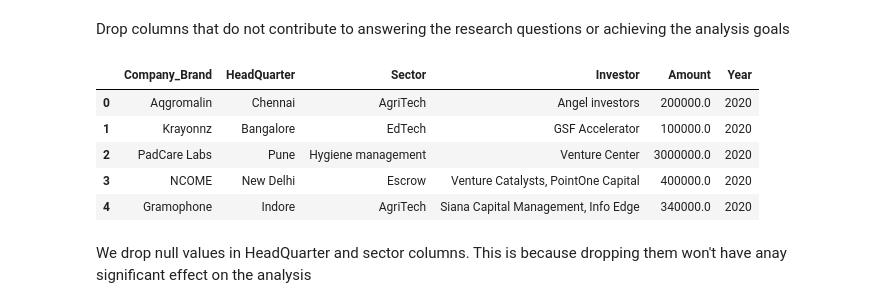
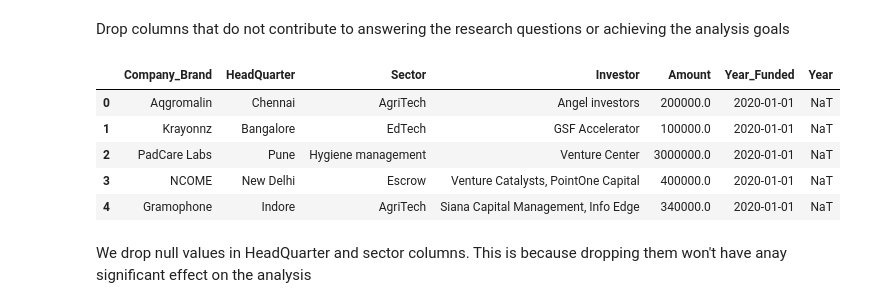
Before and after one commit to edadso/Exploring-Opportunities-in-the-Indian-Startup-Ecosystem, a Jupyter notebook: project_code.ipynb, the cells around one changed output. Cells and saved outputs as stored; diff of their text form; code cells hidden in the pictures.

Commit message:
Clean combined data

```diff
--- a/project_code.ipynb
+++ b/project_code.ipynb
@@ -665,15 +1288,15 @@ dtype: float64
 # %% [markdown]
 Drop columns that do not contribute to answering the research questions or achieving the analysis goals
 # %%
-df_combined.drop(columns = ["Founded", "Founders", "Stage", "What_it_does"], inplace = True)
-df_combined.head()
+# df_combined.drop(columns = ["Founded", "Founders", "Stage", "What_it_does"], inplace = True)
+# df_combined.head()
 # %% [output]
-|  | Company_Brand | HeadQuarter | Sector | Investor | Amount | Year |
-| 0 | Aqgromalin | Chennai | AgriTech | Angel investors | 200000.0 | 2020 |
-| 1 | Krayonnz | Bangalore | EdTech | GSF Accelerator | 100000.0 | 2020 |
-| 2 | PadCare Labs | Pune | Hygiene management | Venture Center | 3000000.0 | 2020 |
-| 3 | NCOME | New Delhi | Escrow | Venture Catalysts, PointOne Capital | 400000.0 | 2020 |
-| 4 | Gramophone | Indore | AgriTech | Siana Capital Management, Info Edge | 340000.0 | 2020 |
+|  | Company_Brand | HeadQuarter | Sector | Investor | Amount | Year_Funded | Year |
+| 0 | Aqgromalin | Chennai | AgriTech | Angel investors | 200000.0 | 2020-01-01 | NaT |
+| 1 | Krayonnz | Bangalore | EdTech | GSF Accelerator | 100000.0 | 2020-01-01 | NaT |
+| 2 | PadCare Labs | Pune | Hygiene management | Venture Center | 3000000.0 | 2020-01-01 | NaT |
+| 3 | NCOME | New Delhi | Escrow | Venture Catalysts, PointOne Capital | 400000.0 | 2020-01-01 | NaT |
+| 4 | Gramophone | Indore | AgriTech | Siana Capital Management, Info Edge | 340000.0 | 2020-01-01 | NaT |
 # %% [markdown]
 We drop null values in HeadQuarter and sector columns. This is because dropping them won't have anay significant effect on the analysis
 # %%
```
Also changed, not shown: parts of 135 cells of this notebook, 1 other file.
